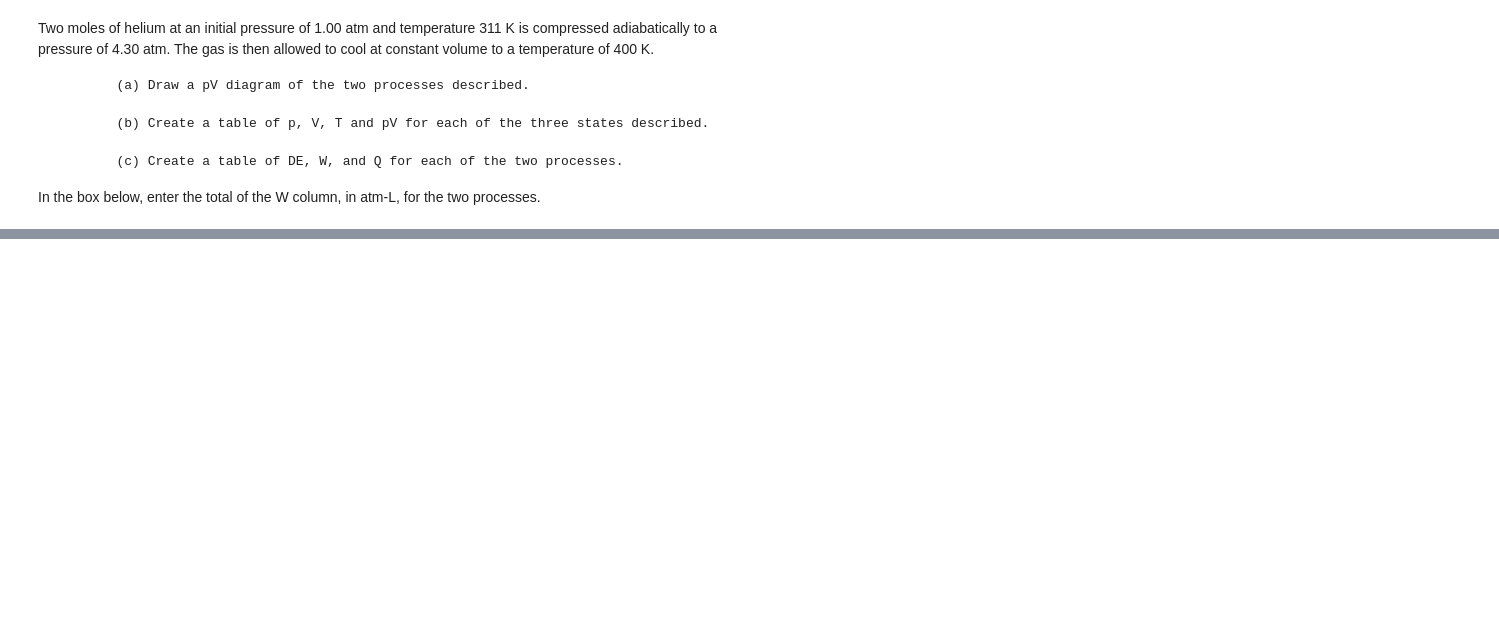
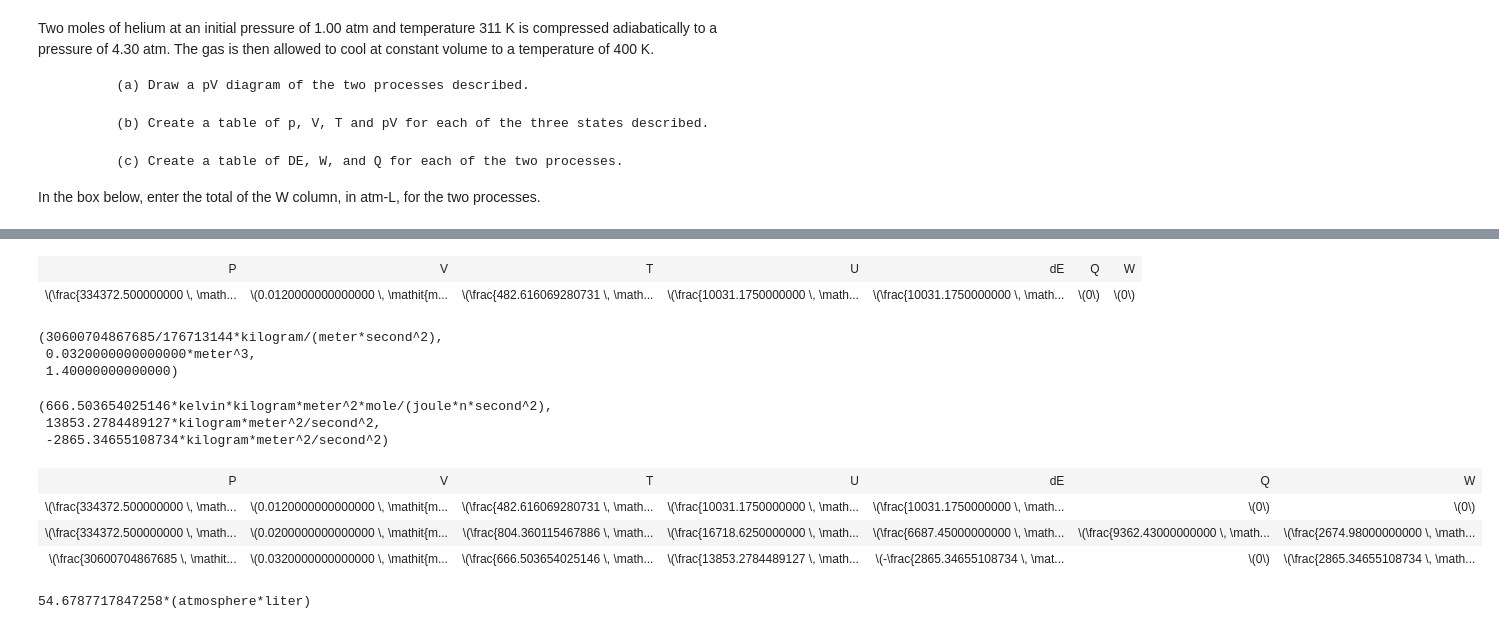
Before and after one commit to MyUsernamee/notes_fall2025, a Jupyter notebook: PHY-4C/homework/section7/work.ipynb, the cells around one changed output, grey strips where cells are left out. Cells and saved outputs as stored; diff of their text form; code cells hidden in the pictures; blank space fills up the shorter version.

```diff
--- a/PHY-4C/homework/section7/work.ipynb
+++ b/PHY-4C/homework/section7/work.ipynb
@@ -14,9 +14,3 @@ Two moles of helium at an initial pressure of 1.00 atm and temperature 311 K is
             (c) Create a table of DE, W, and Q for each of the two processes.
 
 In the box below, enter the total of the W column, in atm-L, for the two processes.
-# %%
-n = 2 * units.amount_of_substance.mole
-T0 = 311 * units.temperature.kelvin
-P0 = units.pressure.atmosphere
-P1 = 4.3 * units.pressure.atmosphere
-T1 = 400 * units.temperature.kelvin
@@ -73,0 +155,17 @@ diff(E(t), t) == Q(t) + diff(W(t), t)
+# %%
+var('n')
+Cv = 5 / 2 * R
+P = (3.3 * units.pressure.atmosphere).convert()
+V = (12.0 * units.volume.liter).convert()
+T = P * V / (n * R)
+U = n * Cv * T
+dE = U
+
+states = [['P', 'V', 'T', 'U', 'dE', 'Q', 'W']]
+
+states.append([P, V, T, U, dE, 0, 0])
+
+table(states)
+# %% [output]
+| P | V | T | U | dE | Q | W |
+| \(\frac{334372.500000000 \, \math... | \(0.0120000000000000 \, \mathit{m... | \(\frac{482.616069280731 \, \math... | \(\frac{10031.1750000000 \, \math... | \(\frac{10031.1750000000 \, \math... | \(0\) | \(0\) |
@@ -73,0 +193,45 @@ diff(E(t), t) == Q(t) + diff(W(t), t)
+# %%
+# Calculate correspoding new pressure for adiabatic expansion
+
+gamma = (Cv + R) / (Cv)
+new_V = (32.0 * units.volume.liter).convert()
+new_P = var("Pn")
+new_P = solve(new_P * new_V ** gamma == P * V ** gamma, [new_P])[0].rhs()
+
+new_P, new_V, gamma
+# %% [output]
+(30600704867685/176713144*kilogram/(meter*second^2),
+ 0.0320000000000000*meter^3,
+ 1.40000000000000)
+# %%
+# Recalc U, dE and T
+
+new_T = new_P * new_V / (n * R)
+new_U = n * Cv * new_T
+new_dE = new_U - U
+
+new_T, new_U, new_dE
+# %% [output]
+(666.503654025146*kelvin*kilogram*meter^2*mole/(joule*n*second^2),
+ 13853.2784489127*kilogram*meter^2/second^2,
+ -2865.34655108734*kilogram*meter^2/second^2)
+# %%
+
+states.append([new_P, new_V, new_T, new_U, new_dE, 0, -new_dE])
+
+P = new_P
+V = new_V
+T = new_T
+U = new_U
+dE = new_dE
+
+table(states)
+# %% [output]
+| P | V | T | U | dE | Q | W |
+| \(\frac{334372.500000000 \, \math... | \(0.0120000000000000 \, \mathit{m... | \(\frac{482.616069280731 \, \math... | \(\frac{10031.1750000000 \, \math... | \(\frac{10031.1750000000 \, \math... | \(0\) | \(0\) |
+| \(\frac{334372.500000000 \, \math... | \(0.0200000000000000 \, \mathit{m... | \(\frac{804.360115467886 \, \math... | \(\frac{16718.6250000000 \, \math... | \(\frac{6687.45000000000 \, \math... | \(\frac{9362.43000000000 \, \math... | \(\frac{2674.98000000000 \, \math... |
+| \(\frac{30600704867685 \, \mathit... | \(0.0320000000000000 \, \mathit{m... | \(\frac{666.503654025146 \, \math... | \(\frac{13853.2784489127 \, \math... | \(-\frac{2865.34655108734 \, \mat... | \(0\) | \(\frac{2865.34655108734 \, \math... |
+# %%
+sum([r[6] for r in states[1:]]).convert(units.pressure.atmosphere * units.volume.liter)
+# %% [output]
+54.6787717847258*(atmosphere*liter)
```
Also changed, not shown: parts of 82 cells of this notebook, 2 other files.
